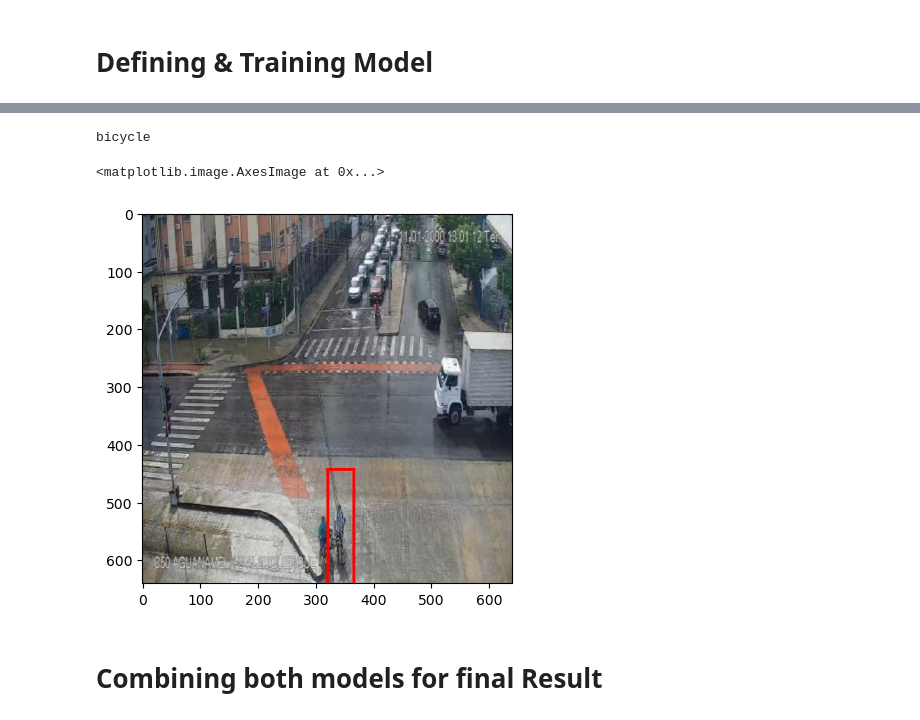
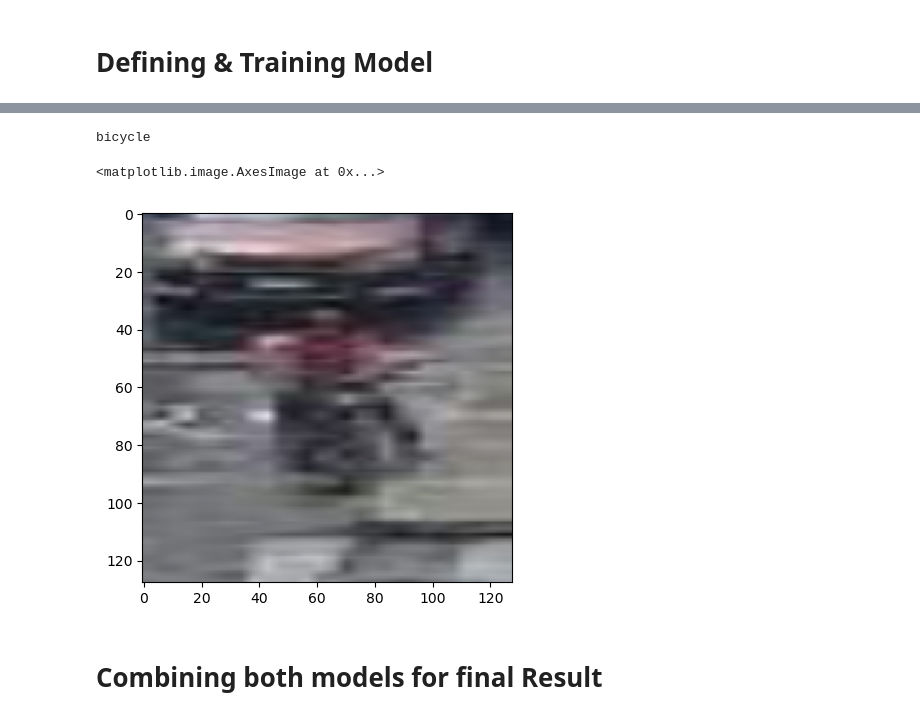
Before and after one commit to AsimWattoo/Traffic_Object_Detection_TensorFlow, a Jupyter notebook: RCNN.ipynb, the cells around one changed output, grey strips where cells are left out. Cells and saved outputs as stored; diff of their text form; code cells hidden in the pictures.

```diff
--- a/RCNN.ipynb
+++ b/RCNN.ipynb
@@ -184,7 +280,7 @@ for x, y in train_generator:
 # %% [markdown]
 # Defining & Training Model
 # %%
-i = Input(shape=(64, 64, 3))
+i = Input(shape=(128, 128, 3))
 x = Conv2D(32, (3,3), activation='relu')(i)
 x = MaxPooling2D(2, 2)(x)
 x = Conv2D(32, (3,3), activation='relu')(x)
@@ -216,6 +312,6 @@ Trainable params: 3,291,877
 Non-trainable params: 0
 _________________________________________________________________
 # %%
-history = model.fit(train_generator, epochs=10, steps_per_epoch=70, validation_data=valid_generator, validation_steps=20)
+history = model.fit(train_generator, epochs=10, steps_per_epoch=100, validation_data=valid_generator, validation_steps=20)
 # %% [output]
 Epoch 1/10
@@ -272,9 +368,8 @@ Text(0, 0.5, 'Accuracy')
 test_images = os.listdir(f'{test_folder}/images')
 test_labels = os.listdir(f'{test_folder}/labels')
 test_image, test_objects_coords = load_image(test_folder, test_images, test_labels, 0)
-object_index = 1
-upscaled_coords = upscale_points(test_image, test_objects_coords[object_index], False)
-print(upscaled_coords)
+object_index = 2
+upscaled_coords = test_objects_coords[object_index]
 modified_image = test_image.copy()
 modified_image, coords = draw_boundary(modified_image, [255, 0, 0], test_objects_coords[object_index], False)
 plt.imshow(modified_image)
@@ -285,6 +379,6 @@ plt.imshow(modified_image)
 # %%
-test_cropped_image = resize_region(test_image, upscaled_coords[1], upscaled_coords[2], upscaled_coords[3], upscaled_coords[4])
+test_cropped_image = resize_region(test_image, upscaled_coords[1], upscaled_coords[2], upscaled_coords[3], upscaled_coords[4], (128, 128))
 plt.imshow(test_cropped_image)
-test_cropped_image = np.reshape(test_cropped_image, (1, 64, 64, 3))
+test_cropped_image = np.reshape(test_cropped_image, (1, 128, 128, 3))
 print(test_cropped_image.shape)
 # %% [output]
@@ -297,10 +391,10 @@ predictions = model.predict(test_cropped_image)
 # %%
 predicted_class = np.argmax(predictions)
 print(classes[predicted_class])
-plt.imshow(modified_image)
+plt.imshow(test_cropped_image[0])
 # %% [output]
 bicycle
 <matplotlib.image.AxesImage at 0x...>
-[figure, old version]
+[figure, new version]
 # %% [markdown]
 # Combining both models for final Result
```
Also changed, not shown: parts of 20 cells of this notebook, 1 other file.
